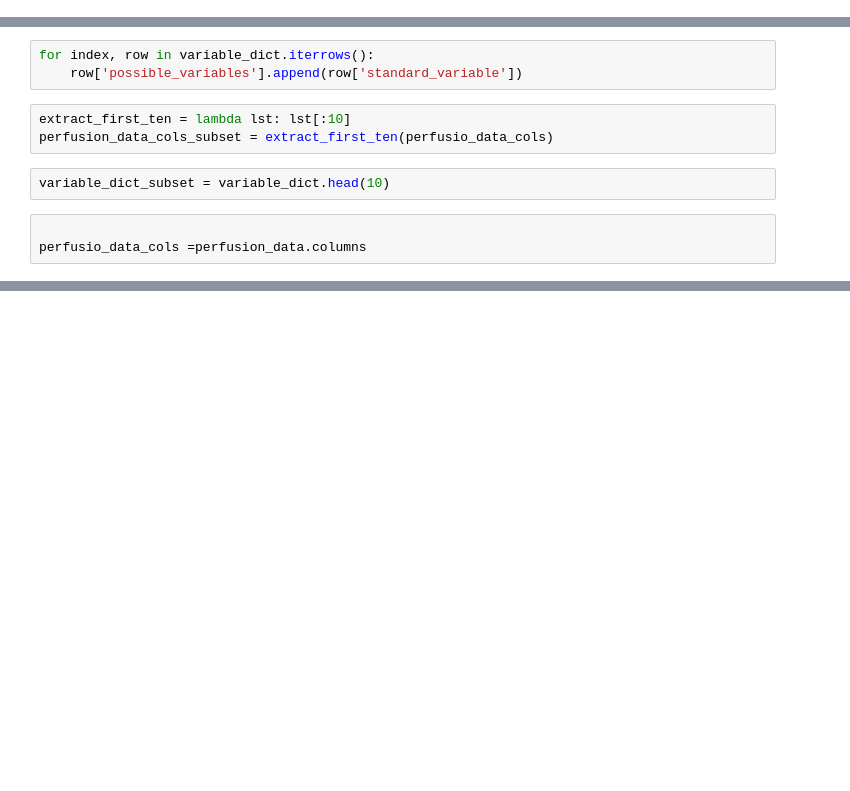
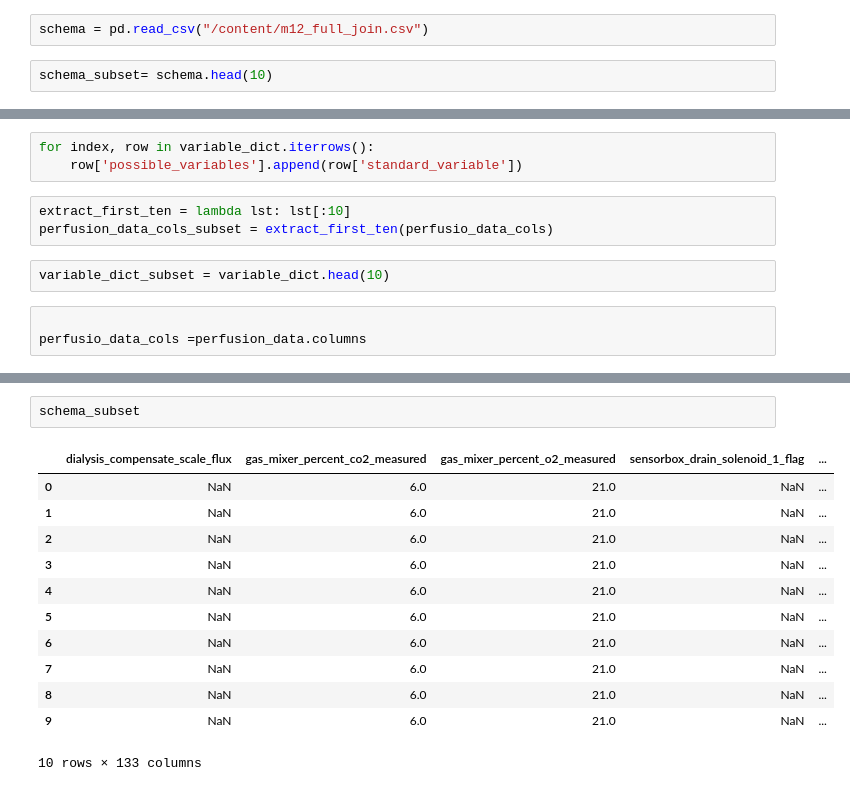
Before and after one commit to mansivyas26/perfusion_dataPipeline, a Jupyter notebook: variables_diff.ipynb, the cells around one changed output, grey strips where cells are left out. Saved outputs shown, nothing was run; the diff lists cells and outputs as text; blank space fills up the shorter version.

```diff
--- a/variables_diff.ipynb
+++ b/variables_diff.ipynb
@@ -67,0 +20,4 @@ variable_dict['possible_variables'] = variable_dict['possible_variables'].apply(
+# %%
+schema = pd.read_csv("/content/m12_full_join.csv")
+# %%
+schema_subset= schema.head(10)
@@ -144,0 +105,15 @@ variable_dict_v_2_20formatted = pd.read_csv("/content/variable_dict_v_2_formatte
+# %%
+schema_subset
+# %% [output]
+|  | dialysis_compensate_scale_flux | gas_mixer_percent_co2_measured | gas_mixer_percent_o2_measured | sensorbox_drain_solenoid_1_flag | ... |
+| 0 | NaN | 6.0 | 21.0 | NaN | ... |
+| 1 | NaN | 6.0 | 21.0 | NaN | ... |
+| 2 | NaN | 6.0 | 21.0 | NaN | ... |
+| 3 | NaN | 6.0 | 21.0 | NaN | ... |
+| 4 | NaN | 6.0 | 21.0 | NaN | ... |
+| 5 | NaN | 6.0 | 21.0 | NaN | ... |
+| 6 | NaN | 6.0 | 21.0 | NaN | ... |
+| 7 | NaN | 6.0 | 21.0 | NaN | ... |
+| 8 | NaN | 6.0 | 21.0 | NaN | ... |
+| 9 | NaN | 6.0 | 21.0 | NaN | ... |
+10 rows × 133 columns
```
Also changed, not shown: parts of 20 cells of this notebook.
